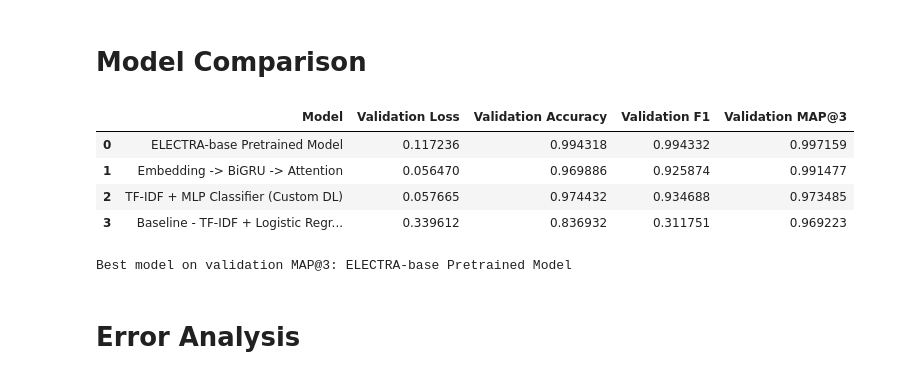
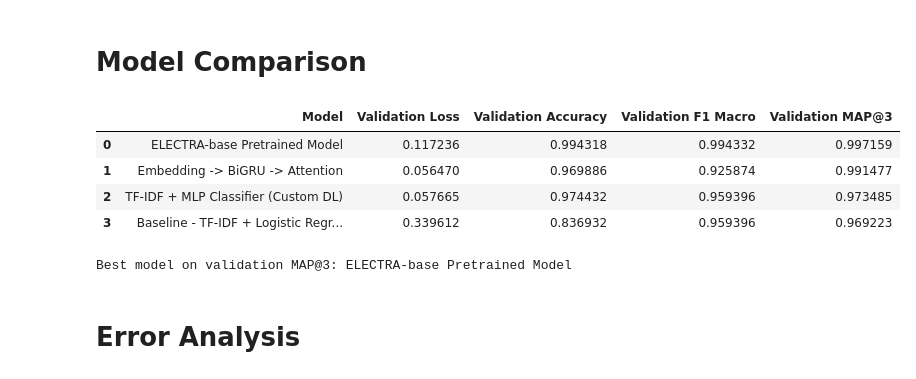
Before and after one commit to Hariom9991/dl-24f1000881-notebook-t22026, a Jupyter notebook: kaggle_notebook.ipynb, the cells around one changed output. Drawn from its saved outputs; the diff is of its cells as text; code cells hidden in the pictures.

```diff
--- a/kaggle_notebook.ipynb
+++ b/kaggle_notebook.ipynb
@@ -434,7 +471,7 @@ def compute_binary_metrics(y_true, y_prob, threshold=0.5):
     y_pred = (y_prob >= threshold).astype(int)
     return {
         "accuracy": accuracy_score(y_true, y_pred),
-        "f1": f1_score(y_true, y_pred, zero_division=0),
+        "f1": f1_score(y_true, y_pred, average="macro", zero_division=0),
         "loss": log_loss(y_true, y_prob, labels=[0, 1])
     }
 
@@ -790,7 +867,7 @@ def train_scratch_model(model, train_loader, val_loader, val_main_df, epochs=5,
             'train_loss': total_train_loss / len(train_loader),
             'val_loss': val_metrics['loss'],
             'val_accuracy': val_metrics['accuracy'],
-            'val_f1': val_metrics['f1'],
+            'val_f1_macro': val_metrics['f1'],
             'val_map3': val_metrics['map3']
         }
         history.append(epoch_result)
@@ -800,13 +877,13 @@ def train_scratch_model(model, train_loader, val_loader, val_main_df, epochs=5,
             "train/loss": epoch_result["train_loss"],
             "val/loss": epoch_result["val_loss"],
             "val/accuracy": epoch_result["val_accuracy"],
-            "val/f1": epoch_result["val_f1"],
+            "val/f1_macro": epoch_result["val_f1_macro"],
             "val/map3": epoch_result["val_map3"]
         })
 
         print(f"Epoch {epoch+1}")
         print(f"Train Loss: {epoch_result['train_loss']:.5f}")
-        print(f"Val Loss: {epoch_result['val_loss']:.5f} | Val Acc: {epoch_result['val_accuracy']:.5f} | Val F1: {epoch_result['val_f1']:.5f} | Val MAP@3: {epoch_result['val_map3']:.5f}")
+        print(f"Val Loss: {epoch_result['val_loss']:.5f} | Val Acc: {epoch_result['val_accuracy']:.5f} | Val F1 Macro: {epoch_result['val_f1_macro']:.5f} | Val MAP@3: {epoch_result['val_map3']:.5f}")
 
         if val_metrics['map3'] > best_map3:
             best_map3 = val_metrics['map3']
@@ -1107,7 +1198,6 @@ def evaluate_electra_mc(model, dataloader, device, class_weights=None):
         "map3": val_map3
     }
 # %%
-# traning function
 def train_electra_mc(
     model,
     train_loader,
@@ -1190,14 +1280,14 @@ def train_electra_mc(
             "train_f1": train_metrics["f1_macro"],
             "val_loss": val_metrics["loss"],
             "val_accuracy": val_metrics["accuracy"],
-            "val_f1": val_metrics["f1"],
+            "val_f1_macro": val_metrics["f1"],
             "val_map3": val_metrics["map3"]
         }
         history.append(epoch_result)
 
         print(f"\nEpoch {epoch+1}")
         print(f"Train Loss: {epoch_result['train_loss']:.5f} | Train Acc: {epoch_result['train_accuracy']:.5f} | Train F1: {epoch_result['train_f1']:.5f}")
-        print(f"Val   Loss: {epoch_result['val_loss']:.5f} | Val   Acc: {epoch_result['val_accuracy']:.5f} | Val   F1: {epoch_result['val_f1']:.5f} | Val MAP@3: {epoch_result['val_map3']:.5f}")
+        print(f"Val   Loss: {epoch_result['val_loss']:.5f} | Val   Acc: {epoch_result['val_accuracy']:.5f} | Val F1 Macro: {epoch_result['val_f1_macro']:.5f} | Val MAP@3: {epoch_result['val_map3']:.5f}")
 
         if epoch_result["val_map3"] > best_map3:
             best_map3 = epoch_result["val_map3"]
@@ -1509,11 +1606,12 @@ dl_binary_metrics = compute_binary_metrics(y_val_dl, val_dl["score"].values)
 dl_top3 = make_top3_predictions(val_dl, "score")
 dl_eval = dl_top3.merge(val_main[["id", "answer"]], on="id")
 dl_map3 = mapk(dl_eval["answer"].tolist(), dl_eval["top3"].tolist())
+val_f1_macro_score = dl_binary_metrics["f1"]
 
 print("Model 3 - TF-IDF Custom DL (MLP)")
 print("Validation Loss    :", round(dl_binary_metrics["loss"], 5))
 print("Validation Accuracy:", round(dl_binary_metrics["accuracy"], 5))
-print("Validation F1      :", round(dl_binary_metrics["f1"], 5))
+print("Validation F1 Macro:", round(val_f1_macro_score, 5))
 print("Validation MAP@3   :", round(dl_map3, 5))
 
 model_filename = "custom_dl_model.pt"
@@ -1529,7 +1627,7 @@ print("\nCustom MLP model and TF-IDF assets saved successfully!")
 wandb.log({
     "val_loss": dl_binary_metrics["loss"],
     "val_accuracy": dl_binary_metrics["accuracy"],
-    "val_f1": dl_binary_metrics["f1"],
+    "val_f1_macro": val_f1_macro_score,
     "val_map3": dl_map3
 })
 
@@ -1577,48 +1687,48 @@ results = [
         "Model": "Baseline - TF-IDF + Logistic Regression",
         "Validation Loss": baseline_metrics["loss"],
         "Validation Accuracy": baseline_metrics["accuracy"],
-        "Validation F1": baseline_metrics["f1"],
+        "Validation F1 Macro": val_f1_macro_score,
         "Validation MAP@3": baseline_map3
     },
     {
         "Model": "TF-IDF + MLP Classifier (Custom DL)",
         "Validation Loss": dl_binary_metrics["loss"],
         "Validation Accuracy": dl_binary_metrics["accuracy"],
-        "Validation F1": dl_binary_metrics["f1"],
+        "Validation F1 Macro": dl_binary_metrics["f1"],
         "Validation MAP@3": dl_map3
     },
     {
         "Model": "Embedding -> BiGRU -> Attention",
         "Validation Loss": best_scratch_row["val_loss"],
         "Validation Accuracy": best_scratch_row["val_accuracy"],
-        "Validation F1": best_scratch_row["val_f1"],
+        "Validation F1 Macro": best_scratch_row["val_f1_macro"],
         "Validation MAP@3": best_scratch_row["val_map3"]
     },
     {
         "Model": "ELECTRA-base Pretrained Model",
         "Validation Loss": best_row["val_loss"],
         "Validation Accuracy": best_row["val_accuracy"],
-        "Validation F1": best_row["val_f1"],
+        "Validation F1 Macro": best_row["val_f1_macro"],
         "Validation MAP@3": best_row["val_map3"]
     }
 ]
 
 results_df = (
     pd.DataFrame(results)
       .sort_values(by=["Validation MAP@3", "Validation Loss"], ascending=[False, True])
       .reset_index(drop=True)
 )
 
 display(results_df)
 
 best_model_name = results_df.loc[0, "Model"]
 print("Best model on validation MAP@3:", best_model_name)
 # %% [output]
-|  | Model | Validation Loss | Validation Accuracy | Validation F1 | Validation MAP@3 |
+|  | Model | Validation Loss | Validation Accuracy | Validation F1 Macro | Validation MAP@3 |
 | 0 | ELECTRA-base Pretrained Model | 0.117236 | 0.994318 | 0.994332 | 0.997159 |
 | 1 | Embedding -> BiGRU -> Attention | 0.056470 | 0.969886 | 0.925874 | 0.991477 |
-| 2 | TF-IDF + MLP Classifier (Custom DL) | 0.057665 | 0.974432 | 0.934688 | 0.973485 |
-| 3 | Baseline - TF-IDF + Logistic Regr... | 0.339612 | 0.836932 | 0.311751 | 0.969223 |
+| 2 | TF-IDF + MLP Classifier (Custom DL) | 0.057665 | 0.974432 | 0.959396 | 0.973485 |
+| 3 | Baseline - TF-IDF + Logistic Regr... | 0.339612 | 0.836932 | 0.959396 | 0.969223 |
 Best model on validation MAP@3: ELECTRA-base Pretrained Model
 # %% [markdown]
 # Error Analysis
```
Also changed, not shown: parts of 19 cells of this notebook.
